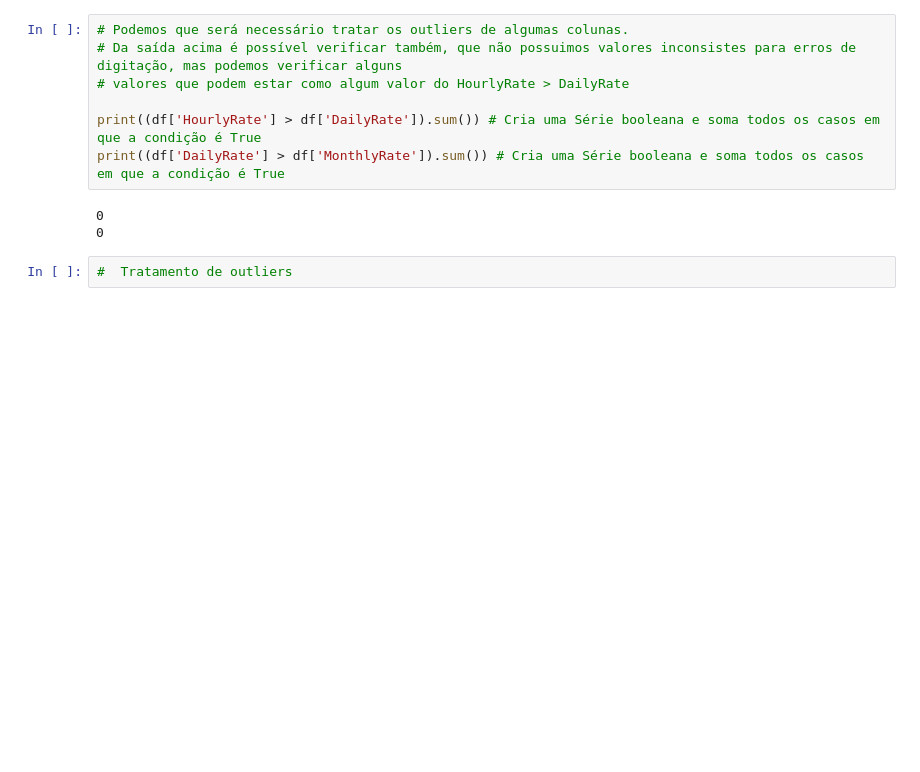
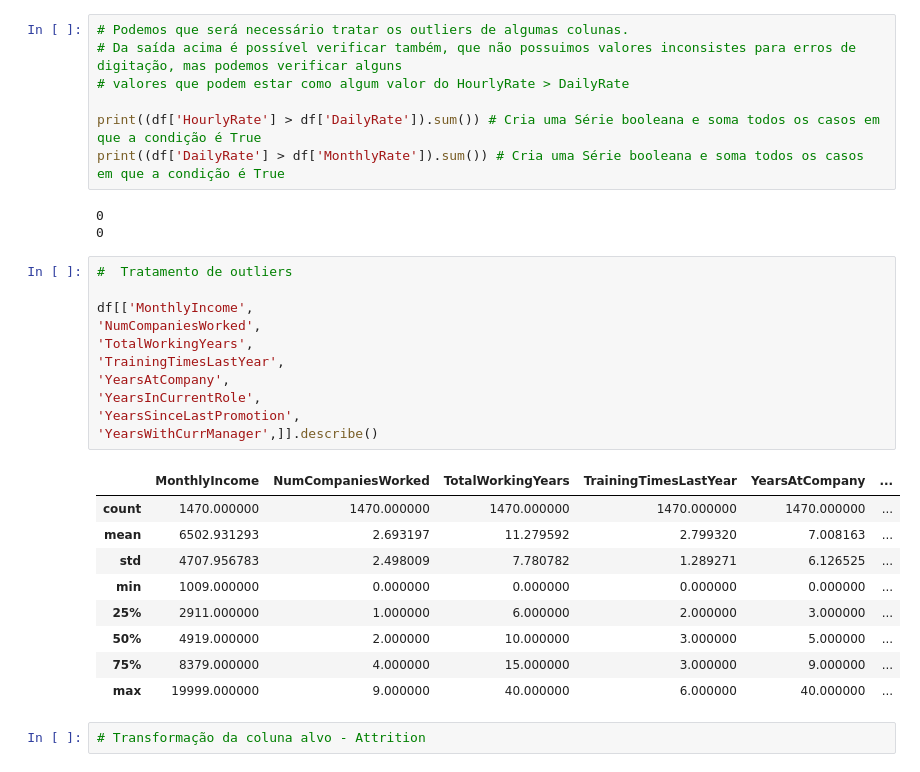
Before and after one commit to LuisHenriique/projeto-trainee-icmcjr, a Jupyter notebook: main.ipynb, the cells around one changed output. Saved outputs shown, nothing was run; the diff lists cells and outputs as text; blank space fills up the shorter version.

```diff
--- a/main.ipynb
+++ b/main.ipynb
@@ -281,3 +285,24 @@ print((df['DailyRate'] > df['MonthlyRate']).sum()) # Cria uma Série booleana e
 0
 # %%
 #  Tratamento de outliers
+
+df[['MonthlyIncome',
+'NumCompaniesWorked',
+'TotalWorkingYears',
+'TrainingTimesLastYear',
+'YearsAtCompany',
+'YearsInCurrentRole',
+'YearsSinceLastPromotion',
+'YearsWithCurrManager',]].describe()
+# %% [output]
+|  | MonthlyIncome | NumCompaniesWorked | TotalWorkingYears | TrainingTimesLastYear | YearsAtCompany | ... |
+| count | 1470.000000 | 1470.000000 | 1470.000000 | 1470.000000 | 1470.000000 | ... |
+| mean | 6502.931293 | 2.693197 | 11.279592 | 2.799320 | 7.008163 | ... |
+| std | 4707.956783 | 2.498009 | 7.780782 | 1.289271 | 6.126525 | ... |
+| min | 1009.000000 | 0.000000 | 0.000000 | 0.000000 | 0.000000 | ... |
+| 25% | 2911.000000 | 1.000000 | 6.000000 | 2.000000 | 3.000000 | ... |
+| 50% | 4919.000000 | 2.000000 | 10.000000 | 3.000000 | 5.000000 | ... |
+| 75% | 8379.000000 | 4.000000 | 15.000000 | 3.000000 | 9.000000 | ... |
+| max | 19999.000000 | 9.000000 | 40.000000 | 6.000000 | 40.000000 | ... |
+# %%
+# Transformação da coluna alvo - Attrition
```
Also changed, not shown: parts of 1 cell of this notebook.
